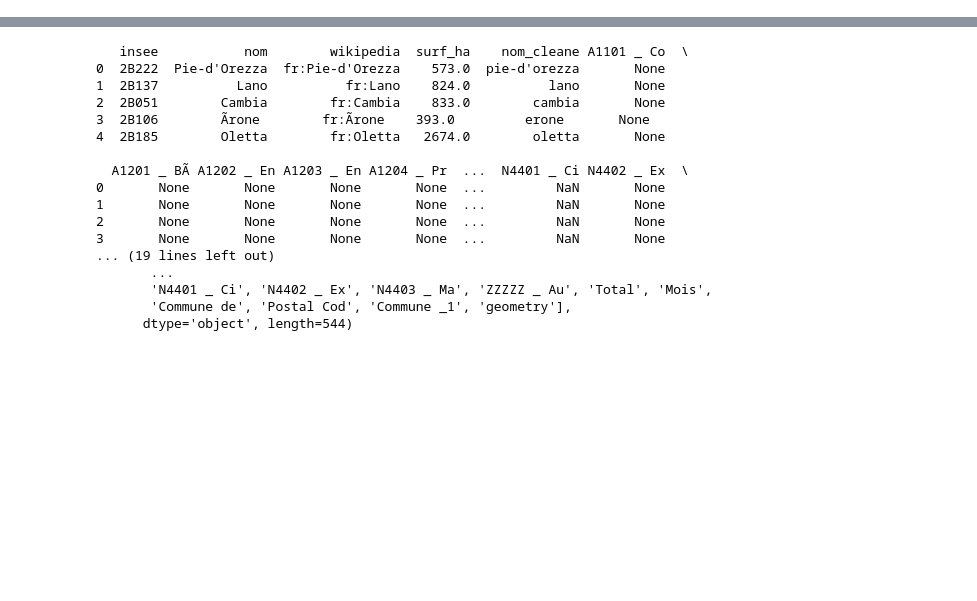
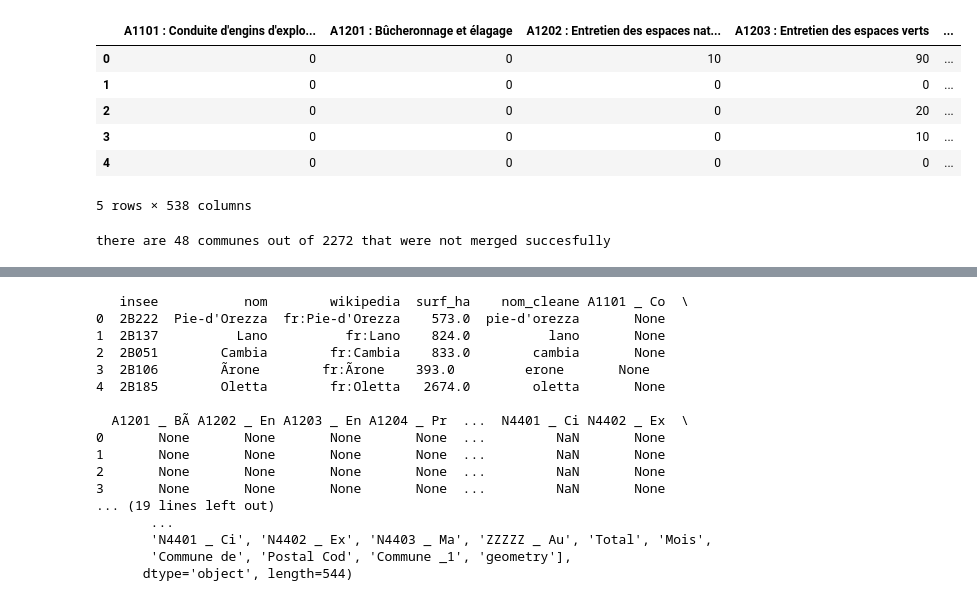
Before and after one commit to cynthia-francis/Project-LabourMarketTensions, a Jupyter notebook: src/demand_communes_matching.ipynb, the cells around one changed output, grey strips where cells are left out. Saved outputs shown, nothing was run; the diff lists cells and outputs as text; code cells hidden in the pictures; blank space fills up the shorter version.

Commit message:
update cynthia's notebooks on STMT

```diff
--- a/src/demand_communes_matching.ipynb
+++ b/src/demand_communes_matching.ipynb
@@ -5,3 +6,7 @@ import pandas as pd
 import unidecode
+# %%
+# Get the project's root directory
+base_folder = Path().resolve()  # Gets the current working directory
+main_folder = base_folder.parent
 # %%
 # Load the shapefile
@@ -15,6 +20,6 @@ Index(['insee', 'nom', 'wikipedia', 'surf_ha', 'geometry', 'nom_cleaned'], dtype
 # %%
 # Load the dataset with postal codes and commune names
-dataset_path = "data/2- Formatted Data/full_stmt_dataset_cleaned.csv"
+dataset_path = main_folder / "data" / "2- Formatted Data" / "full_stmt_dataset_cleaned.csv"
 postal_codes_df = pd.read_csv(dataset_path)
 # %%
 # Standardize commune names in the shapefile
@@ -22,6 +27,16 @@ communes_gdf["nom_cleaned"] = communes_gdf["nom"].apply(lambda x: unidecode.unid
 
 # Standardize commune names in the CSV dataset
 postal_codes_df["Commune de plus de 5000 hab Clean"] = postal_codes_df["Commune de plus de 5000 hab"].apply(lambda x: unidecode.unidecode(x).lower())
+# %%
+postal_codes_df.head()
+# %% [output]
+|  | A1101 : Conduite d'engins d'explo... | A1201 : Bûcheronnage et élagage | A1202 : Entretien des espaces nat... | A1203 : Entretien des espaces verts | ... |
+| 0 | 0 | 0 | 10 | 90 | ... |
+| 1 | 0 | 0 | 0 | 0 | ... |
+| 2 | 0 | 0 | 0 | 20 | ... |
+| 3 | 0 | 0 | 0 | 10 | ... |
+| 4 | 0 | 0 | 0 | 0 | ... |
+5 rows × 538 columns
 # %%
 # Merge the dataframes on standardized commune names
 merged_gdf = communes_gdf.merge(
@@ -30,6 +45,17 @@ merged_gdf = communes_gdf.merge(
     right_on="Commune de plus de 5000 hab Clean",
     how="left"
 )
+# %%
+# Checking how many communes we retrieved from the merging
+notna = merged_gdf[merged_gdf["Commune de plus de 5000 hab Clean"].notna()]
+n_unique1 = notna["nom_cleaned"].nunique()
+
+# Compare to the initial dataset from STMT
+n_unique2 = postal_codes_df["Commune de plus de 5000 hab"].nunique()
+
+print(f"there are {n_unique2 - n_unique1} communes out of {n_unique2} that were not merged succesfully")
+# %% [output]
+there are 48 communes out of 2272 that were not merged succesfully
 # %%
 # Example: Group by postal code and list associated communes
 grouped = merged_gdf.groupby("Postal Code")["nom"].apply(list).reset_index()
```
Also changed, not shown: parts of 5 cells of this notebook, 1 other file.
